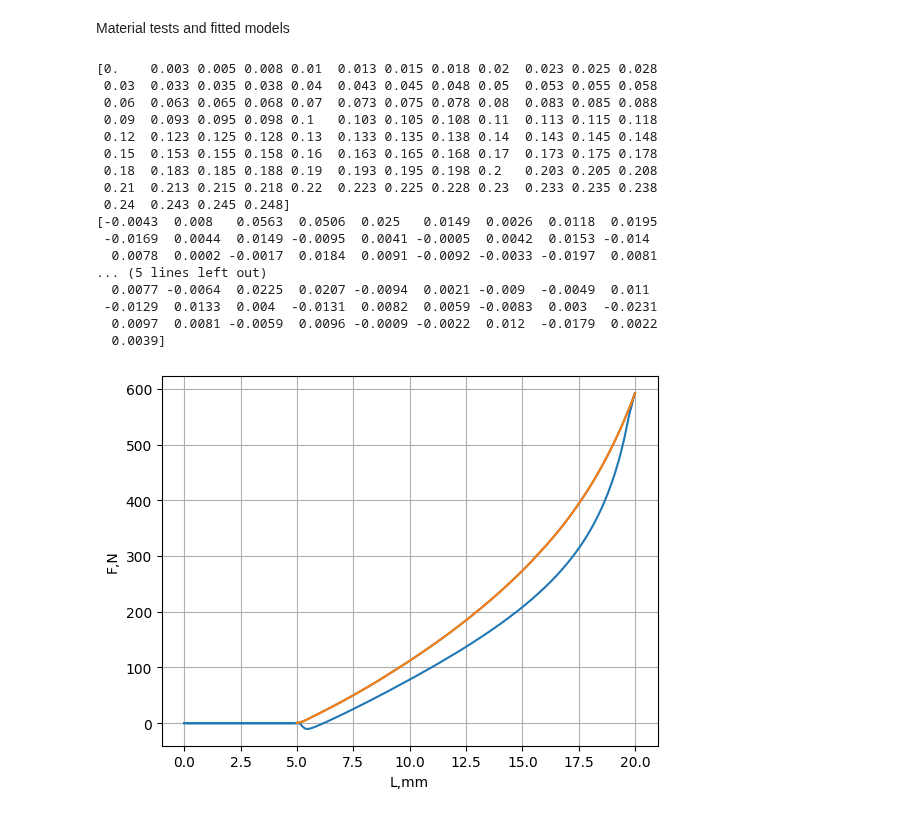
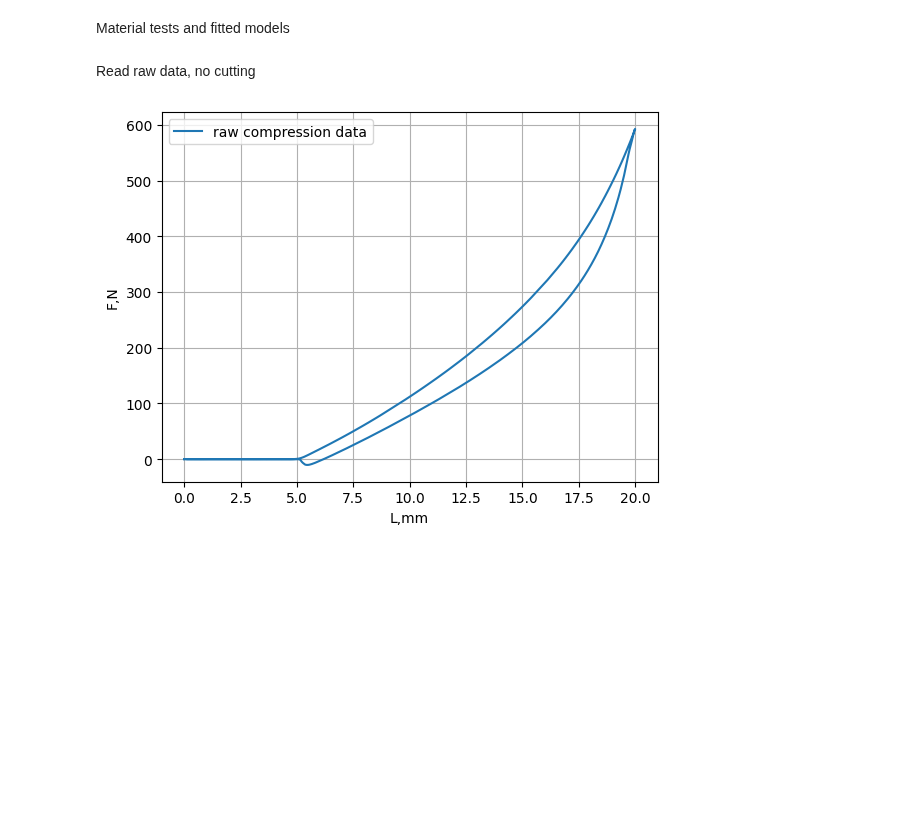
Before and after one commit to BellerAndras/hyperelastic-models, a Jupyter notebook: Material_test_curves.ipynb, the cells around one changed output. Drawn from its saved outputs; the diff is of its cells as text; code cells hidden in the pictures; blank space fills up the shorter version.

```diff
--- a/Material_test_curves.ipynb
+++ b/Material_test_curves.ipynb
@@ -7,64 +10,26 @@ import pandas as pd
+# %% [markdown]
+Read raw data, no cutting
 # %%
 def read_data(filename):
     return np.loadtxt(
         filename,
         delimiter="\t",skiprows=3,
         converters=lambda x: float(x.replace(",", ".")))
 
 c_data_1 = read_data("txtfiles/COMPR1.tab")
-#c_data_2 = read_data("txtfiles/COMPR2.tab")
-#c_data_3 = read_data("txtfiles/COMPR3.tab")
 
 F1=c_data_1[:,0]
 L1=c_data_1[:,1]
 T1=c_data_1[:,2]
 
-
-print(L1[0:100])
-print(F1[0:100])
-
-
-#F2 = c_data_2[:,0]
-#L2=c_data_2[:,1]
-#T2=c_data_2[:,2]
-
-l1_min_pos = np.where(L1==5.0)[0][0]
-#l2_min_pos = np.where(L2==5.0)[0][0]
-l1max_pos = np.where(L1 == max(L1))[0][0]
-#l2max_pos = np.where(L2 == max(L2))[0][0]
-
-L1cut = L1[l1_min_pos:l1max_pos]
-F1cut = F1[l1_min_pos:l1max_pos]
-
-#L2cut = L2[l2_min_pos:l2max_pos]
-#F2cut = F2[l2_min_pos:l2max_pos]
-
 fig1,ax1 = plt.subplots()
 
-ax1.plot(L1,F1)
-ax1.plot(L1cut,F1cut)
-#ax1.plot(L2,F2)
+ax1.plot(L1,F1,label="raw compression data")
 
 ax1.set_xlabel("L,mm")
 ax1.set_ylabel("F,N")
+ax1.legend()
 ax1.grid()
 # %% [output]
-[0.    0.003 0.005 0.008 0.01  0.013 0.015 0.018 0.02  0.023 0.025 0.028
- 0.03  0.033 0.035 0.038 0.04  0.043 0.045 0.048 0.05  0.053 0.055 0.058
- 0.06  0.063 0.065 0.068 0.07  0.073 0.075 0.078 0.08  0.083 0.085 0.088
- 0.09  0.093 0.095 0.098 0.1   0.103 0.105 0.108 0.11  0.113 0.115 0.118
- 0.12  0.123 0.125 0.128 0.13  0.133 0.135 0.138 0.14  0.143 0.145 0.148
- 0.15  0.153 0.155 0.158 0.16  0.163 0.165 0.168 0.17  0.173 0.175 0.178
- 0.18  0.183 0.185 0.188 0.19  0.193 0.195 0.198 0.2   0.203 0.205 0.208
- 0.21  0.213 0.215 0.218 0.22  0.223 0.225 0.228 0.23  0.233 0.235 0.238
- 0.24  0.243 0.245 0.248]
-[-0.0043  0.008   0.0563  0.0506  0.025   0.0149  0.0026  0.0118  0.0195
- -0.0169  0.0044  0.0149 -0.0095  0.0041 -0.0005  0.0042  0.0153 -0.014
-  0.0078  0.0002 -0.0017  0.0184  0.0091 -0.0092 -0.0033 -0.0197  0.0081
-... (5 lines left out)
-  0.0077 -0.0064  0.0225  0.0207 -0.0094  0.0021 -0.009  -0.0049  0.011
- -0.0129  0.0133  0.004  -0.0131  0.0082  0.0059 -0.0083  0.003  -0.0231
-  0.0097  0.0081 -0.0059  0.0096 -0.0009 -0.0022  0.012  -0.0179  0.0022
-  0.0039]
-[figure, old version]
+[figure, new version]
 # %%
```
Also changed, not shown: parts of 16 cells of this notebook, 16 other files.
